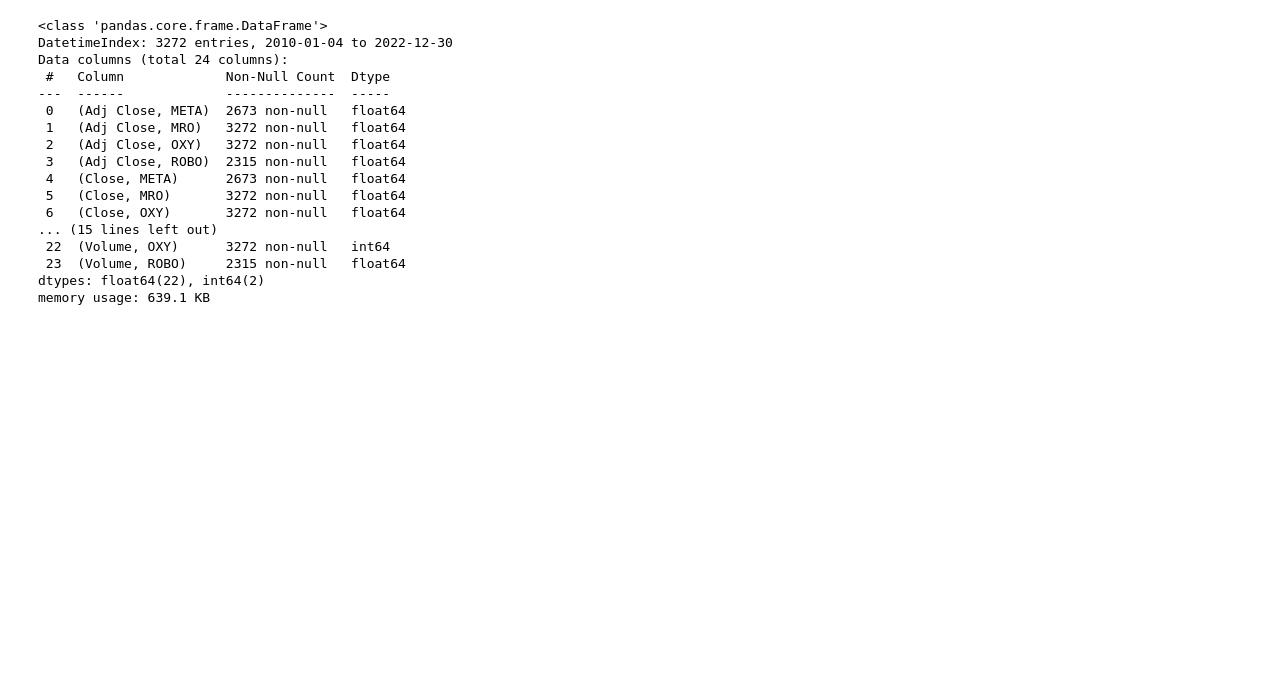
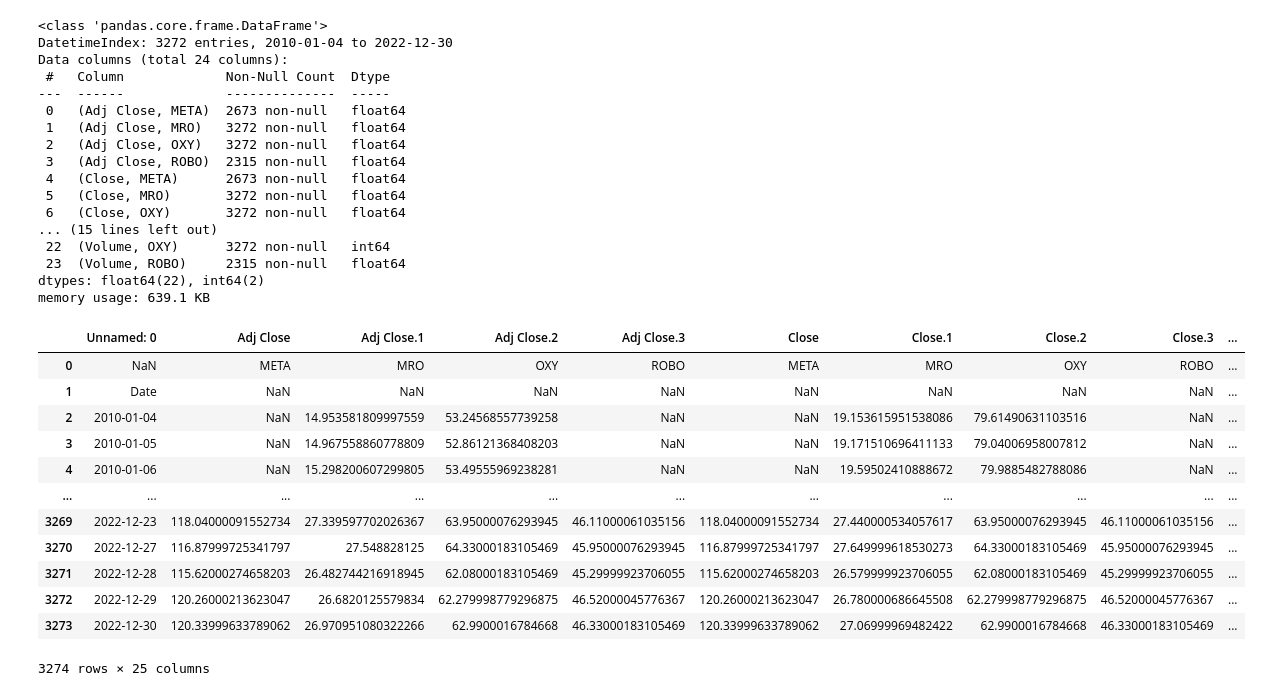
Before and after one commit to UditKarth/Quant, a Jupyter notebook: Algorithmic Trading Python.ipynb, the cells around one changed output. Cells and saved outputs as stored; diff of their text form; code cells hidden in the pictures; blank space fills up the shorter version.

```diff
--- a/Algorithmic Trading Python.ipynb
+++ b/Algorithmic Trading Python.ipynb
@@ -99,2 +101,18 @@ memory usage: 639.1 KB
 # %%
-stocks.to_csv("Stock file")
+stocks = pd.read_csv("Stock file")
+# %%
+stocks
+# %% [output]
+|  | Unnamed: 0 | Adj Close | Adj Close.1 | Adj Close.2 | Adj Close.3 | Close | Close.1 | Close.2 | Close.3 | ... |
+| 0 | NaN | META | MRO | OXY | ROBO | META | MRO | OXY | ROBO | ... |
+| 1 | Date | NaN | NaN | NaN | NaN | NaN | NaN | NaN | NaN | ... |
+| 2 | 2010-01-04 | NaN | 14.953581809997559 | 53.24568557739258 | NaN | NaN | 19.153615951538086 | 79.61490631103516 | NaN | ... |
+| 3 | 2010-01-05 | NaN | 14.967558860778809 | 52.86121368408203 | NaN | NaN | 19.171510696411133 | 79.04006958007812 | NaN | ... |
+| 4 | 2010-01-06 | NaN | 15.298200607299805 | 53.49555969238281 | NaN | NaN | 19.59502410888672 | 79.9885482788086 | NaN | ... |
+| ... | ... | ... | ... | ... | ... | ... | ... | ... | ... | ... |
+| 3269 | 2022-12-23 | 118.04000091552734 | 27.339597702026367 | 63.95000076293945 | 46.11000061035156 | 118.04000091552734 | 27.440000534057617 | 63.95000076293945 | 46.11000061035156 | ... |
+| 3270 | 2022-12-27 | 116.87999725341797 | 27.548828125 | 64.33000183105469 | 45.95000076293945 | 116.87999725341797 | 27.649999618530273 | 64.33000183105469 | 45.95000076293945 | ... |
+| 3271 | 2022-12-28 | 115.62000274658203 | 26.482744216918945 | 62.08000183105469 | 45.29999923706055 | 115.62000274658203 | 26.579999923706055 | 62.08000183105469 | 45.29999923706055 | ... |
+| 3272 | 2022-12-29 | 120.26000213623047 | 26.6820125579834 | 62.279998779296875 | 46.52000045776367 | 120.26000213623047 | 26.780000686645508 | 62.279998779296875 | 46.52000045776367 | ... |
+| 3273 | 2022-12-30 | 120.33999633789062 | 26.970951080322266 | 62.9900016784668 | 46.33000183105469 | 120.33999633789062 | 27.06999969482422 | 62.9900016784668 | 46.33000183105469 | ... |
+3274 rows × 25 columns
```
Also changed, not shown: parts of 5 cells of this notebook.
